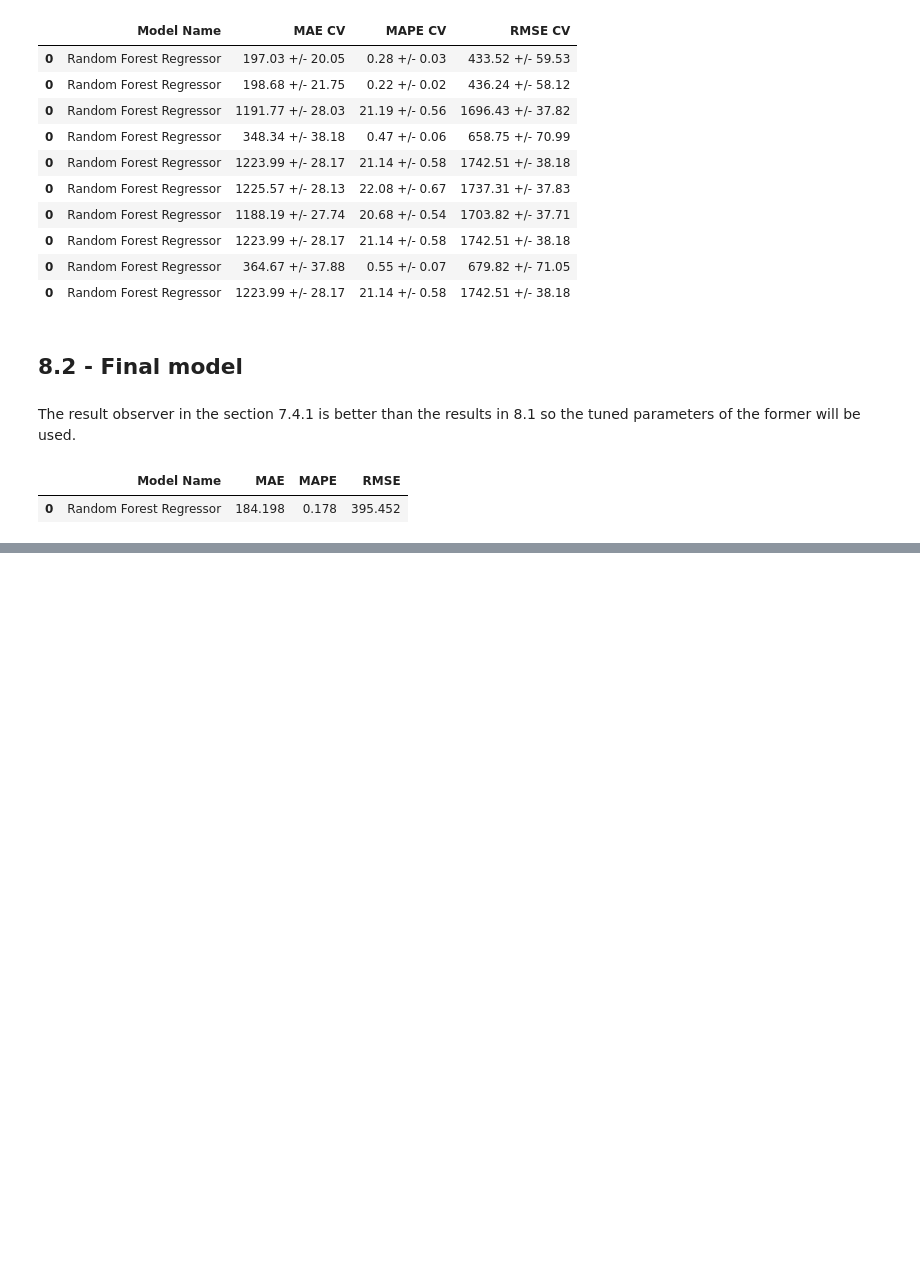
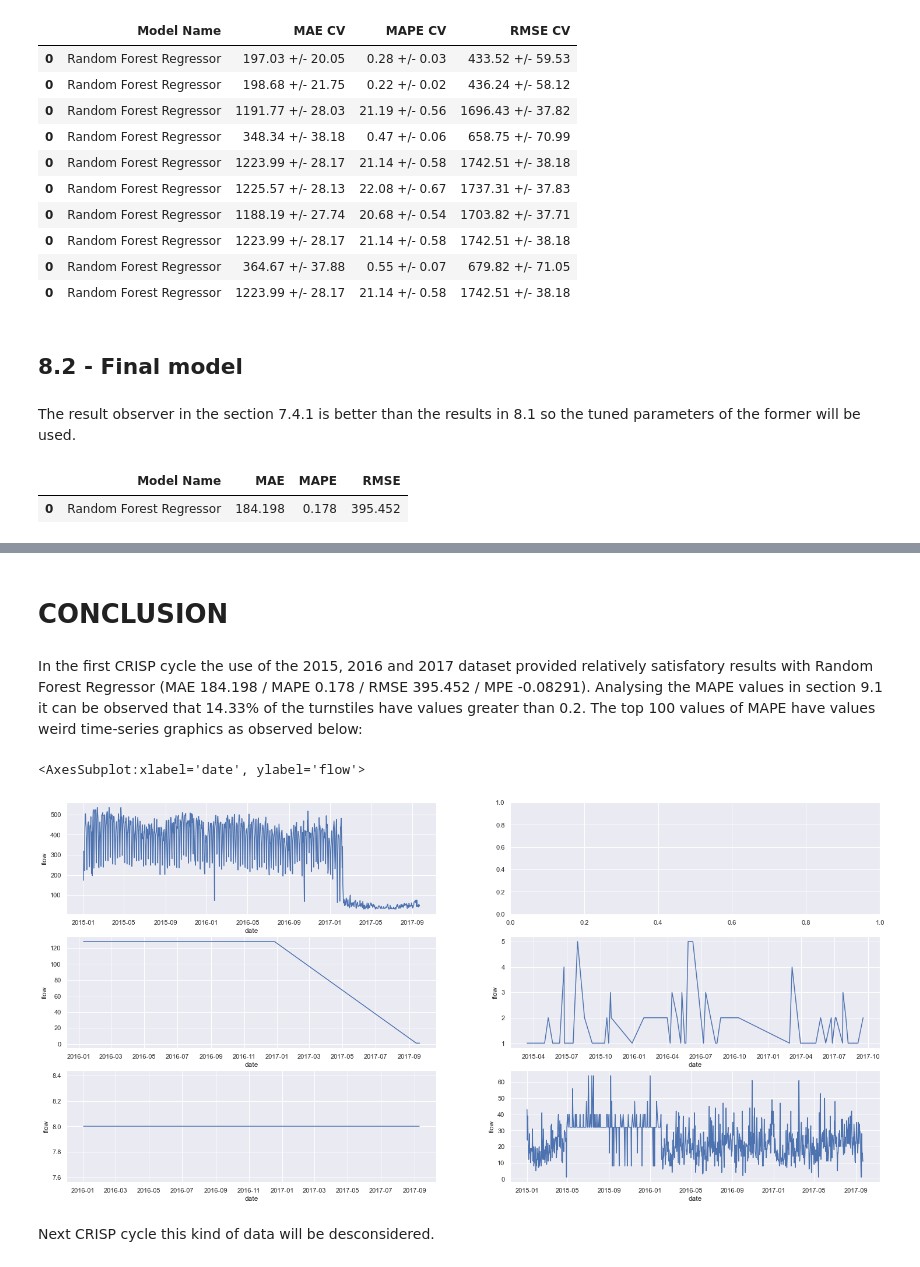
Before and after one commit to faustomfc/nyc_subway_prediction, a Jupyter notebook: m08_v01_nyc_subway_prediction.ipynb, the cells around one changed output, grey strips where cells are left out. Drawn from its saved outputs; the diff is of its cells as text; code cells hidden in the pictures; blank space fills up the shorter version.

Commit message:
Finished first CRISP cycle

```diff
--- a/m08_v01_nyc_subway_prediction.ipynb
+++ b/m08_v01_nyc_subway_prediction.ipynb
@@ -1331,0 +1414,33 @@ mpe
+# %% [markdown]
+# CONCLUSION
+# %% [markdown]
+In the first CRISP cycle the use of the 2015, 2016 and 2017 dataset provided relatively satisfatory results with Random Forest Regressor (MAE 184.198 / MAPE 0.178 / RMSE 395.452 / MPE -0.08291). Analysing the MAPE values in section 9.1 it can be observed that 14.33% of the turnstiles have values greater than 0.2. The top 100 values of MAPE have values weird time-series graphics as observed below:
+# %%
+subplot(3,2,1)
+aux = df4[df4['turnstile']==526]
+sns.lineplot(x='date', y='flow', data=aux)
+
+subplot(3,2,2)
+aux = df4[df4['turnstile']==7593]
+sns.lineplot(x='date', y='flow', data=aux)
+
+subplot(3,2,3)
+aux = df4[df4['turnstile']==5941]
+sns.lineplot(x='date', y='flow', data=aux)
+
+subplot(3,2,4)
+aux = df4[df4['turnstile']==4096]
+sns.lineplot(x='date', y='flow', data=aux)
+
+subplot(3,2,5)
+aux = df4[df4['turnstile']==4884]
+sns.lineplot(x='date', y='flow', data=aux)
+
+subplot(3,2,6)
+aux = df4[df4['turnstile']==777]
+sns.lineplot(x='date', y='flow', data=aux)
+# %% [output]
+<AxesSubplot:xlabel='date', ylabel='flow'>
+[figure, added]
+# %% [markdown]
+Next CRISP cycle this kind of data will be desconsidered.
```
Also changed, not shown: parts of 12 cells of this notebook.
